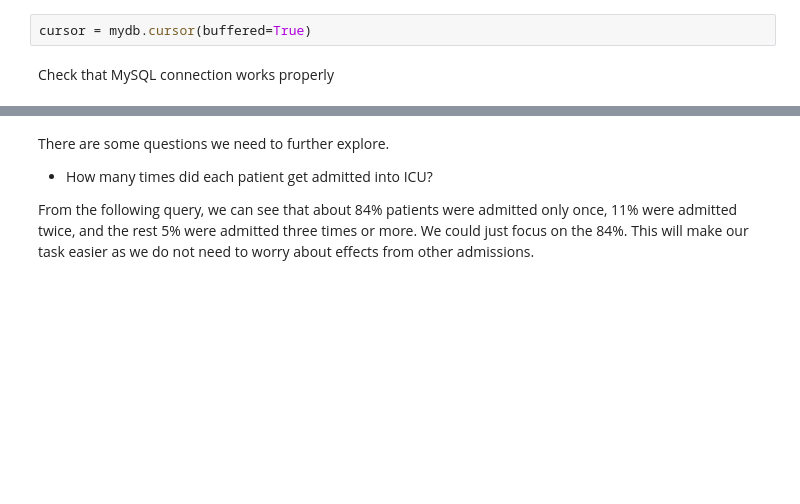
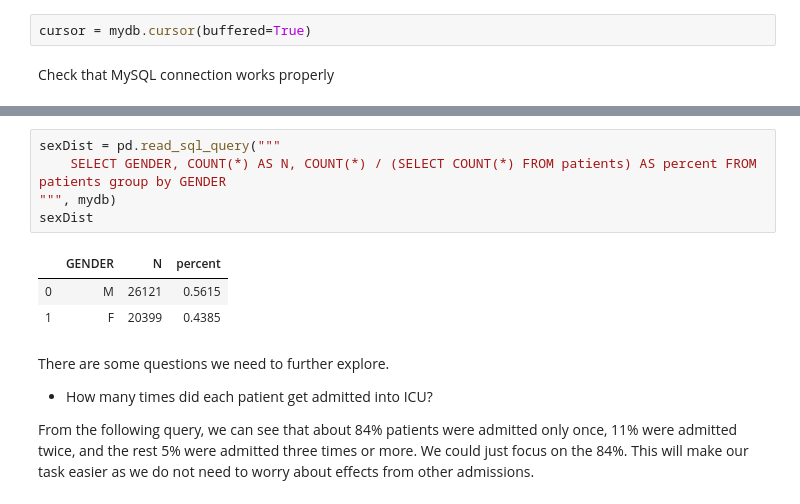
Before and after one commit to TheJacksonLaboratory/MIMIC_HPO, a Jupyter notebook: src/main/notebooks/EDA.ipynb, the cells around one changed output, grey strips where cells are left out. Cells and saved outputs as stored; diff of their text form; blank space fills up the shorter version.

```diff
--- a/src/main/notebooks/EDA.ipynb
+++ b/src/main/notebooks/EDA.ipynb
@@ -231,3 +242,12 @@ df
+# %%
+sexDist = pd.read_sql_query("""
+    SELECT GENDER, COUNT(*) AS N, COUNT(*) / (SELECT COUNT(*) FROM patients) AS percent FROM patients group by GENDER
+""", mydb)
+sexDist
+# %% [output]
+|  | GENDER | N | percent |
+| 0 | M | 26121 | 0.5615 |
+| 1 | F | 20399 | 0.4385 |
 # %% [markdown]
 There are some questions we need to further explore.
 
```
Also changed, not shown: parts of 20 cells of this notebook, 6 other files.
